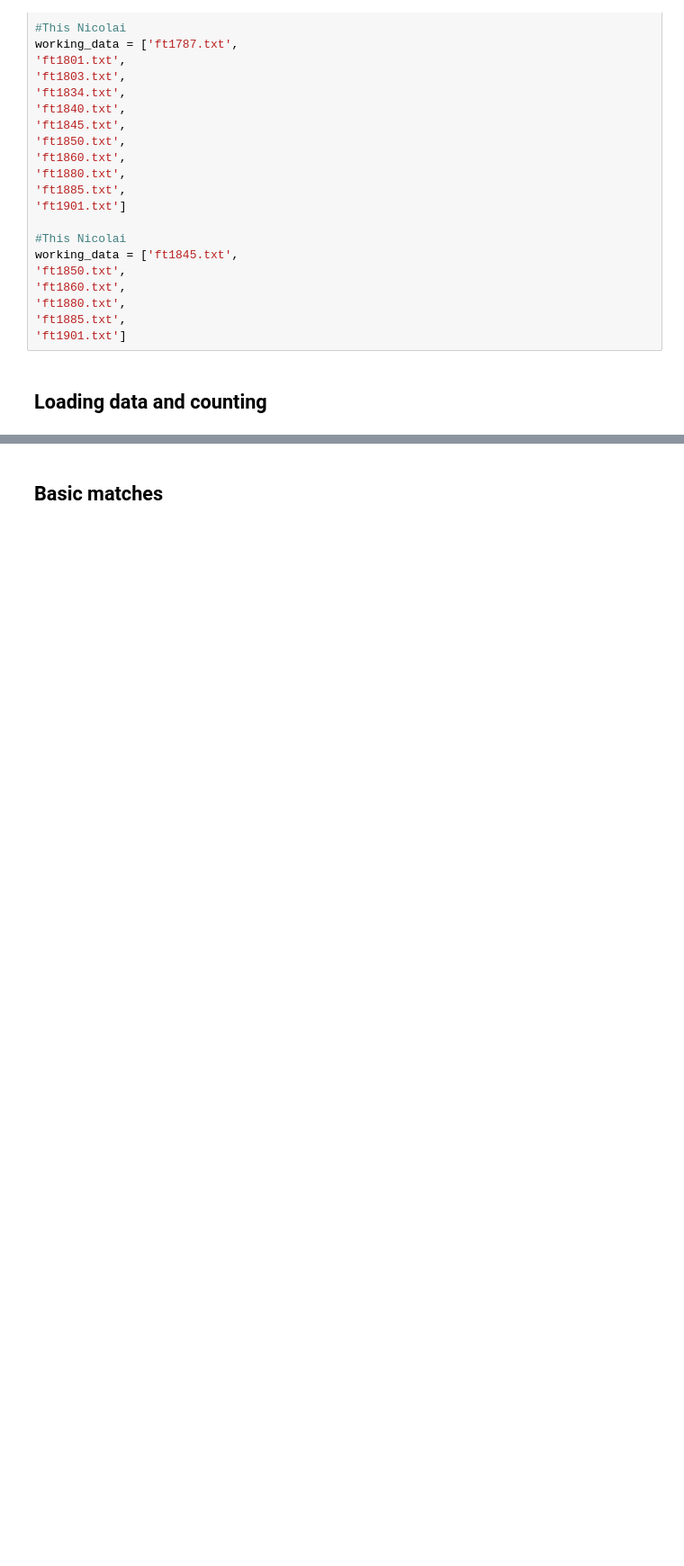
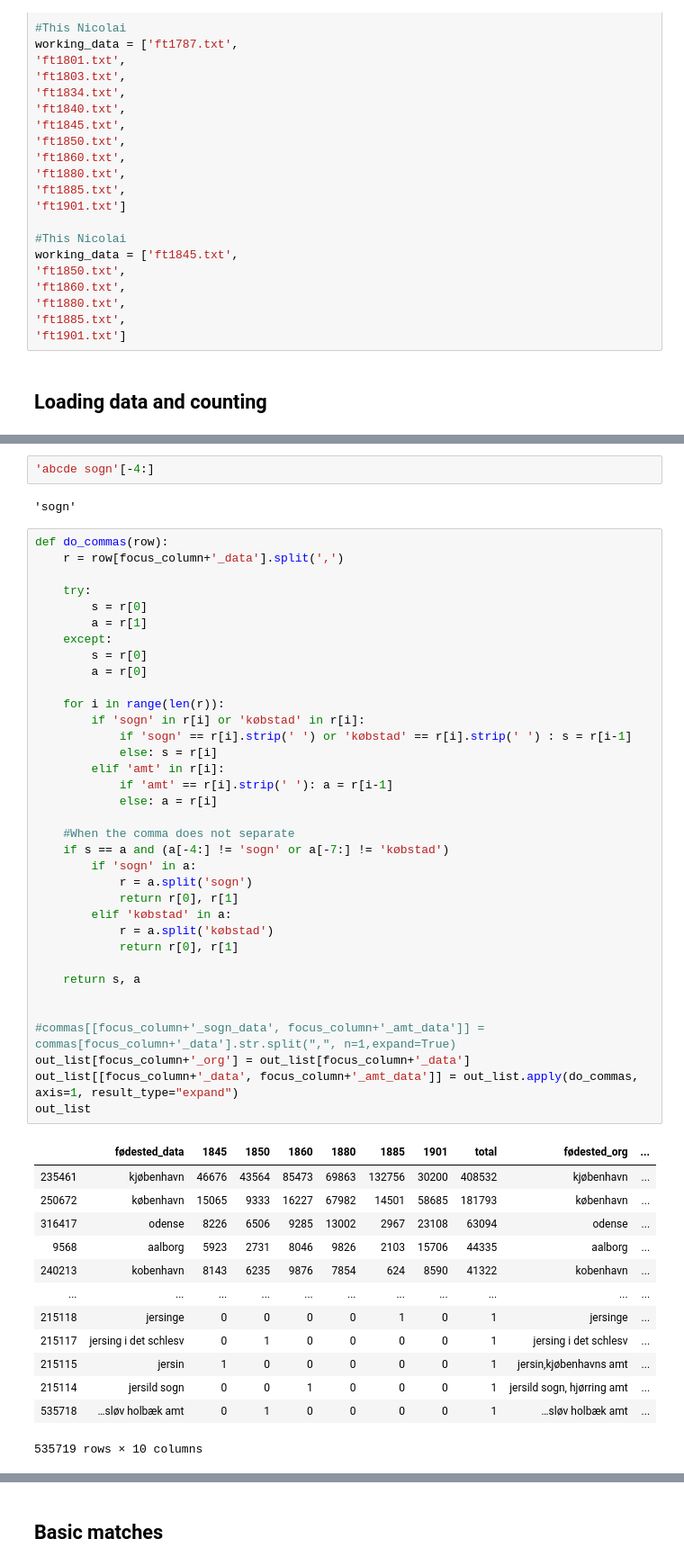
Before and after one commit to link-lives/city-standardization, a Jupyter notebook: birthplace_cleaning.ipynb, the cells around one changed output, grey strips where cells are left out. Shown at 90% size. Drawn from its saved outputs; the diff is of its cells as text; blank space fills up the shorter version.

```diff
--- a/birthplace_cleaning.ipynb
+++ b/birthplace_cleaning.ipynb
@@ -281,0 +307,53 @@ out_list.head(50)
+# %%
+'abcde sogn'[-4:]
+# %% [output]
+'sogn'
+# %%
+def do_commas(row):
+    r = row[focus_column+'_data'].split(',')
+
+    try:
+        s = r[0]
+        a = r[1]
+    except:
+        s = r[0]
+        a = r[0]
+
+    for i in range(len(r)):
+        if 'sogn' in r[i] or 'købstad' in r[i]:
+            if 'sogn' == r[i].strip(' ') or 'købstad' == r[i].strip(' ') : s = r[i-1]
+            else: s = r[i]
+        elif 'amt' in r[i]:
+            if 'amt' == r[i].strip(' '): a = r[i-1]
+            else: a = r[i]
+
+    #When the comma does not separate
+    if s == a and (a[-4:] != 'sogn' or a[-7:] != 'købstad')
+        if 'sogn' in a:
+            r = a.split('sogn')
+            return r[0], r[1]
+        elif 'købstad' in a:
+            r = a.split('købstad')
+            return r[0], r[1]
+
+    return s, a
+
+
+#commas[[focus_column+'_sogn_data', focus_column+'_amt_data']] = commas[focus_column+'_data'].str.split(",", n=1,expand=True)
+out_list[focus_column+'_org'] = out_list[focus_column+'_data']
+out_list[[focus_column+'_data', focus_column+'_amt_data']] = out_list.apply(do_commas, axis=1, result_type="expand")
+out_list
+# %% [output]
+|  | fødested_data | 1845 | 1850 | 1860 | 1880 | 1885 | 1901 | total | fødested_org | ... |
+| 235461 | kjøbenhavn | 46676 | 43564 | 85473 | 69863 | 132756 | 30200 | 408532 | kjøbenhavn | ... |
+| 250672 | københavn | 15065 | 9333 | 16227 | 67982 | 14501 | 58685 | 181793 | københavn | ... |
+| 316417 | odense | 8226 | 6506 | 9285 | 13002 | 2967 | 23108 | 63094 | odense | ... |
+| 9568 | aalborg | 5923 | 2731 | 8046 | 9826 | 2103 | 15706 | 44335 | aalborg | ... |
+| 240213 | kobenhavn | 8143 | 6235 | 9876 | 7854 | 624 | 8590 | 41322 | kobenhavn | ... |
+| ... | ... | ... | ... | ... | ... | ... | ... | ... | ... | ... |
+| 215118 | jersinge | 0 | 0 | 0 | 0 | 1 | 0 | 1 | jersinge | ... |
+| 215117 | jersing i det schlesv | 0 | 1 | 0 | 0 | 0 | 0 | 1 | jersing i det schlesv | ... |
+| 215115 | jersin | 1 | 0 | 0 | 0 | 0 | 0 | 1 | jersin,kjøbenhavns amt | ... |
+| 215114 | jersild sogn | 0 | 0 | 1 | 0 | 0 | 0 | 1 | jersild sogn, hjørring amt | ... |
+| 535718 | …sløv holbæk amt | 0 | 1 | 0 | 0 | 0 | 0 | 1 | …sløv holbæk amt | ... |
+535719 rows × 10 columns
```
Also changed, not shown: parts of 45 cells of this notebook.
